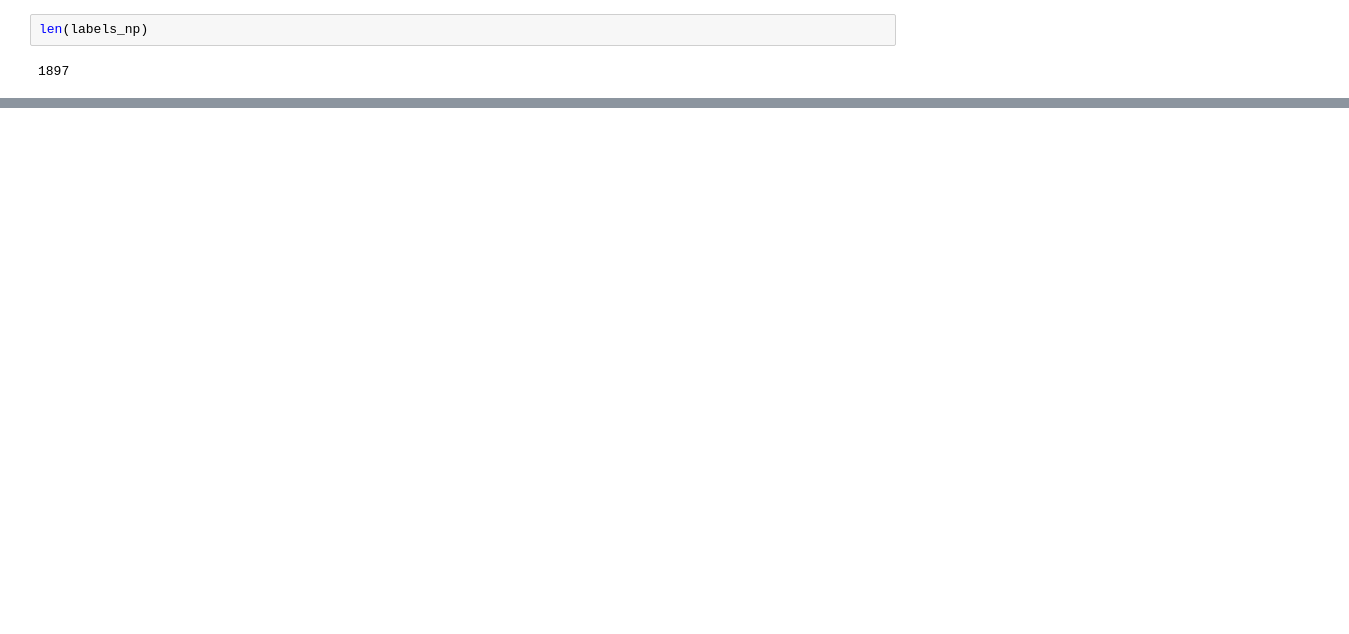
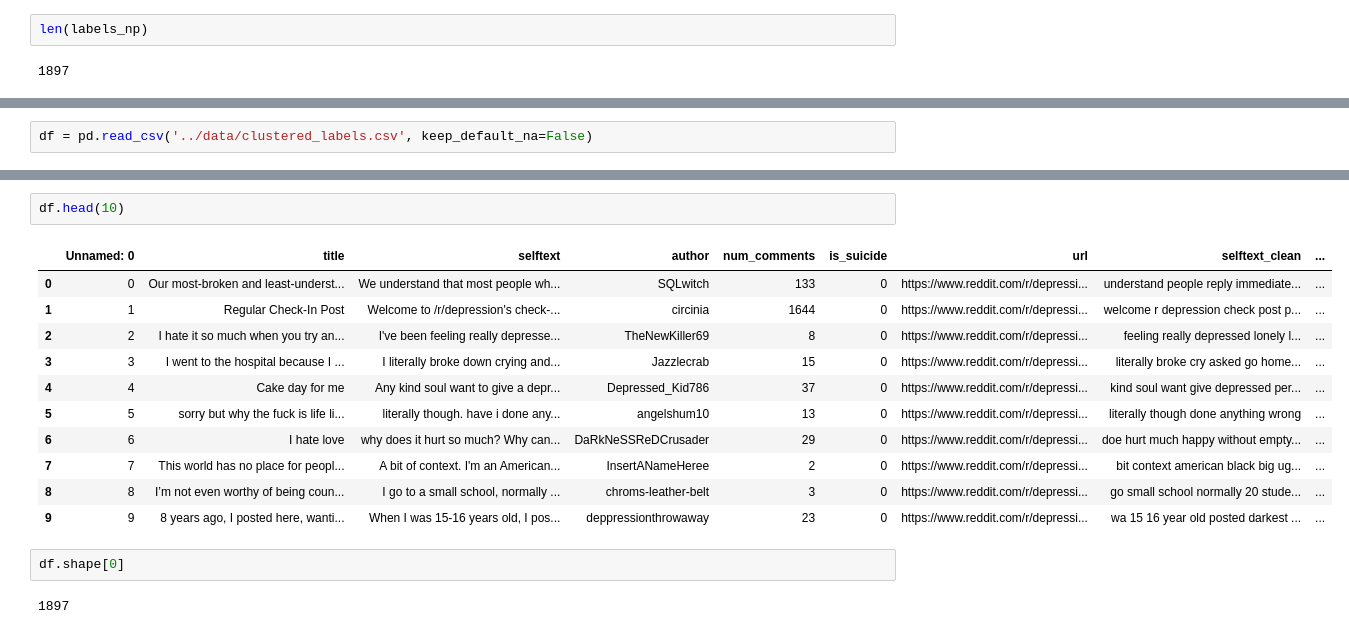
Before and after one commit to ayaanzhaque/SuiSense, a Jupyter notebook: notebooks/unsupervised_text_clustering.ipynb, the cells around one changed output, grey strips where cells are left out. Saved outputs shown, nothing was run; the diff lists cells and outputs as text; blank space fills up the shorter version.

Commit message:
need new labeling scheme

```diff
--- a/notebooks/unsupervised_text_clustering.ipynb
+++ b/notebooks/unsupervised_text_clustering.ipynb
@@ -127,0 +128,2 @@ model_data.to_csv("clustered_labels.csv")
+# %%
+df = pd.read_csv('../data/clustered_labels.csv', keep_default_na=False)
@@ -127,0 +139,18 @@ model_data.to_csv("clustered_labels.csv")
+# %%
+df.head(10)
+# %% [output]
+|  | Unnamed: 0 | title | selftext | author | num_comments | is_suicide | url | selftext_clean | ... |
+| 0 | 0 | Our most-broken and least-underst... | We understand that most people wh... | SQLwitch | 133 | 0 | https://www.reddit.com/r/depressi... | understand people reply immediate... | ... |
+| 1 | 1 | Regular Check-In Post | Welcome to /r/depression's check-... | circinia | 1644 | 0 | https://www.reddit.com/r/depressi... | welcome r depression check post p... | ... |
+| 2 | 2 | I hate it so much when you try an... | I've been feeling really depresse... | TheNewKiller69 | 8 | 0 | https://www.reddit.com/r/depressi... | feeling really depressed lonely l... | ... |
+| 3 | 3 | I went to the hospital because I ... | I literally broke down crying and... | Jazzlecrab | 15 | 0 | https://www.reddit.com/r/depressi... | literally broke cry asked go home... | ... |
+| 4 | 4 | Cake day for me | Any kind soul want to give a depr... | Depressed_Kid786 | 37 | 0 | https://www.reddit.com/r/depressi... | kind soul want give depressed per... | ... |
+| 5 | 5 | sorry but why the fuck is life li... | literally though. have i done any... | angelshum10 | 13 | 0 | https://www.reddit.com/r/depressi... | literally though done anything wrong | ... |
+| 6 | 6 | I hate love | why does it hurt so much? Why can... | DaRkNeSSReDCrusader | 29 | 0 | https://www.reddit.com/r/depressi... | doe hurt much happy without empty... | ... |
+| 7 | 7 | This world has no place for peopl... | A bit of context. I'm an American... | InsertANameHeree | 2 | 0 | https://www.reddit.com/r/depressi... | bit context american black big ug... | ... |
+| 8 | 8 | I’m not even worthy of being coun... | I go to a small school, normally ... | chroms-leather-belt | 3 | 0 | https://www.reddit.com/r/depressi... | go small school normally 20 stude... | ... |
+| 9 | 9 | 8 years ago, I posted here, wanti... | When I was 15-16 years old, I pos... | deppressionthrowaway | 23 | 0 | https://www.reddit.com/r/depressi... | wa 15 16 year old posted darkest ... | ... |
+# %%
+df.shape[0]
+# %% [output]
+1897
```
Also changed, not shown: parts of 10 cells of this notebook.
